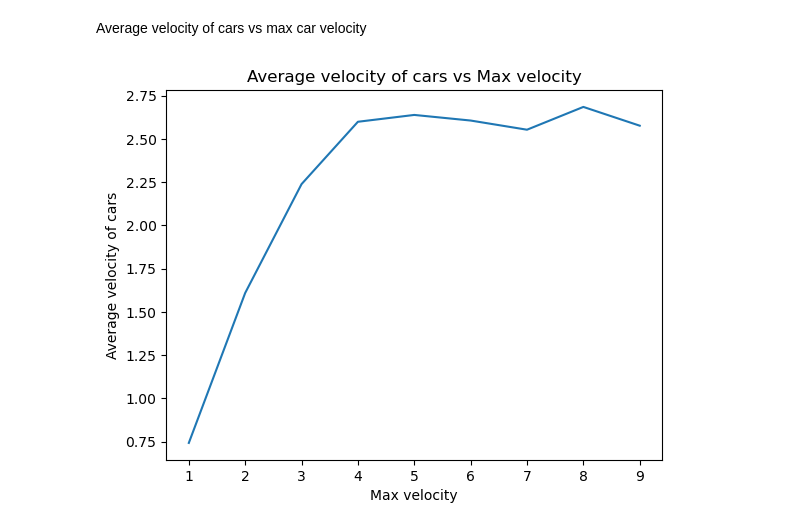
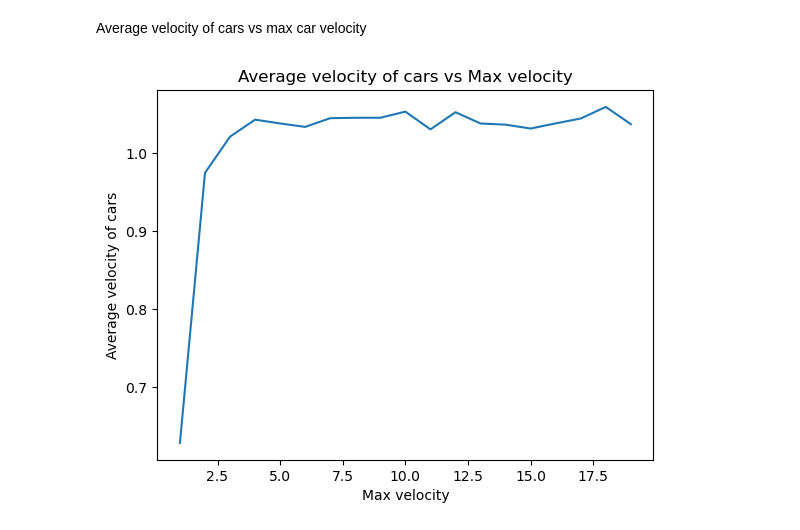
Before and after one commit to SofiaHilma/Traffic_flow_simulation, a Jupyter notebook: traffic_notebook.ipynb, the cells around one changed output. Saved outputs shown, nothing was run; the diff lists cells and outputs as text; code cells hidden in the pictures.

```diff
--- a/traffic_notebook.ipynb
+++ b/traffic_notebook.ipynb
@@ -205,23 +254,23 @@ Average velocity of cars vs max car velocity
 # %%
 # Parameters
 L = 500
-N = 100
+N = 200
 p = 0.2
 t_max = 100
 
-v_max = np.arange(1, 10, 1)
+v_max = np.arange(1, 20, 1)
 
 velocity_averages = []
 
 for v in v_max:
     velocity_average = functions.Nagel_Schreckenberg(L, N, v, p, t_max)[4]
     velocity_averages.append(velocity_average)
 
 # Plotting
 plt.plot(v_max, velocity_averages)
 plt.xlabel('Max velocity')
 plt.ylabel('Average velocity of cars')
 plt.title('Average velocity of cars vs Max velocity')
 plt.show()
 # %% [output]
-[figure, old version]
+[figure, new version]
```
Also changed, not shown: parts of 8 cells of this notebook, 1 other file.
